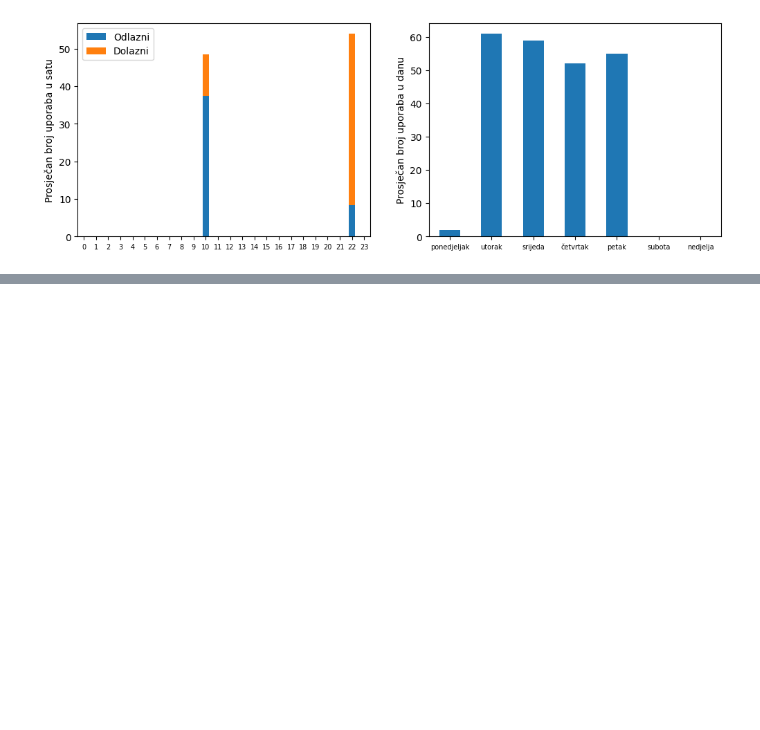
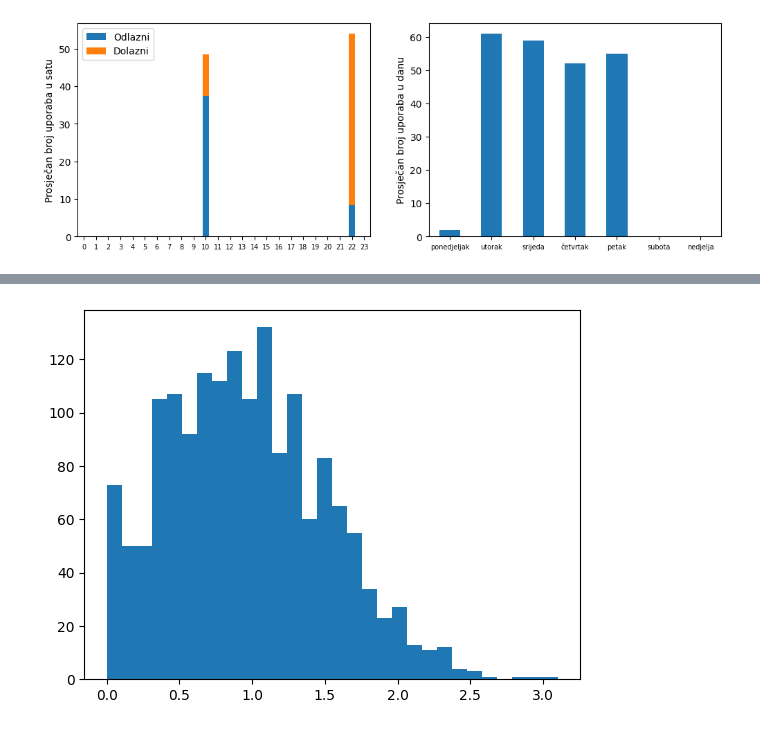
Before and after one commit to Mkranj/BajsBoard, a Jupyter notebook: notebooks/analyse_stations.ipynb, the cells around one changed output, grey strips where cells are left out. Cells and saved outputs as stored; diff of their text form; code cells hidden in the pictures; blank space fills up the shorter version.

Commit message:
notebook - stations capacity

```diff
--- a/notebooks/analyse_stations.ipynb
+++ b/notebooks/analyse_stations.ipynb
@@ -581,0 +585,9 @@ m
+# %%
+# calculate occurences of interesting thresholds
+population_data["out_of_bikes"] = population_data["population_prop"] == 0
+population_data["low_on_bikes"] = population_data["population_prop"] <= 0.10
+
+population_data["over_bike_capacity"] = population_data["population_prop"] > 1
+population_data["greatly_over_bike_capacity"] = population_data["population_prop"] >= 1.2
+
+population_data.tail()
@@ -581,0 +601,4 @@ m
+# %%
+_ = plt.hist(population_data["population_prop"], bins = 30)
+# %% [output]
+[figure, added]
```
Also changed, not shown: parts of 16 cells of this notebook.
